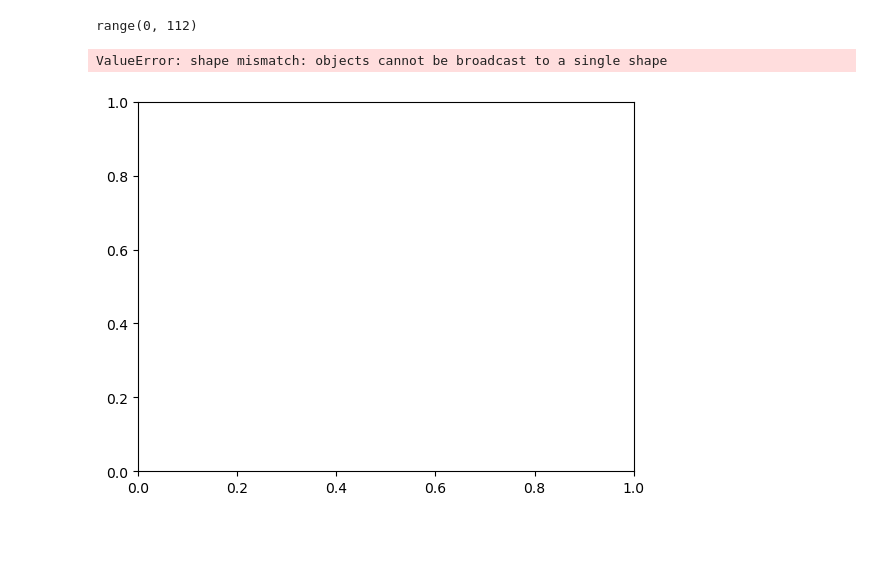
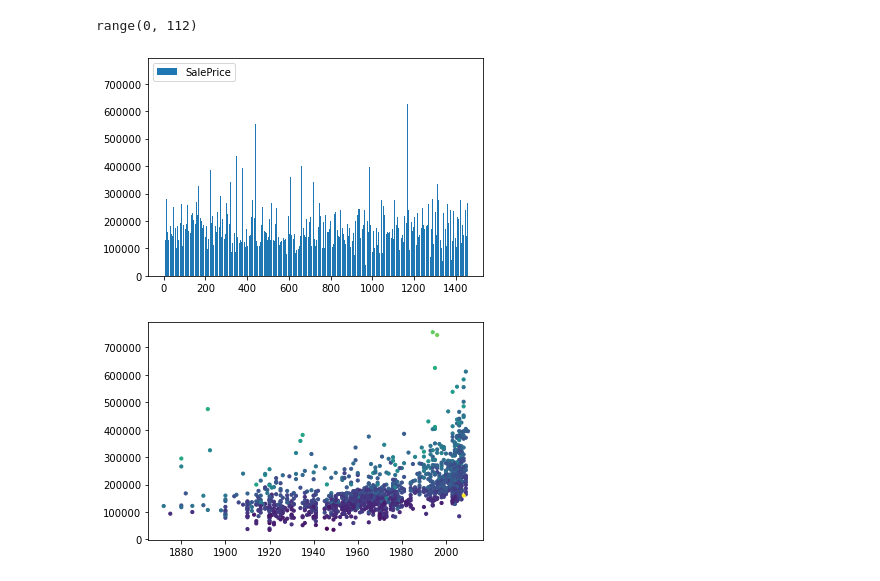
Before and after one commit to NandoGoncalves/House_Prices, a Jupyter notebook: house-prices_dataviz_a00.ipynb, the cells around one changed output. Saved outputs shown, nothing was run; the diff lists cells and outputs as text; code cells hidden in the pictures; blank space fills up the shorter version.

Commit message:
plots

```diff
--- a/house-prices_dataviz_a00.ipynb
+++ b/house-prices_dataviz_a00.ipynb
@@ -55,9 +55,12 @@ range(len(df_train_g_mean))
 # %% [output]
 range(0, 112)
 # %%
-plt.bar(range(len(df_train_g_mean)), df_train.GrLivArea, label = "Produit1")
+plt.bar(range(len(df_train)), df_train['SalePrice'], label = "SalePrice")
 #plt.bar(df_train_g_mean.index, df_train.GarageArea, bottom = df_train.GrLivArea, label = "Produit2")
 plt.legend();
 # %% [output]
-ValueError: shape mismatch: objects cannot be broadcast to a single shape
-[figure, old version]
+[figure, new version]
+# %%
+plt.scatter(df_train['YearBuilt'], df_train['SalePrice'], c = df_train['GrLivArea'], s = 10);
+# %% [output]
+[figure, added]
```
Also changed, not shown: parts of 13 cells of this notebook.
